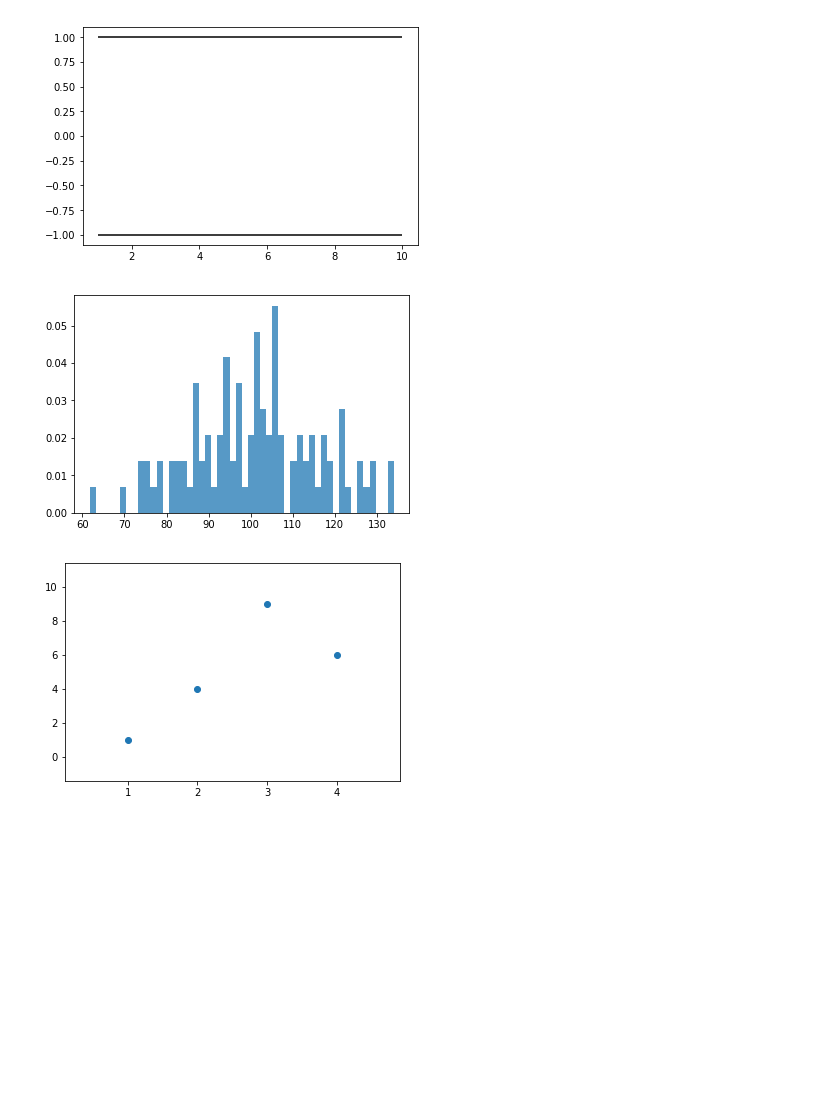
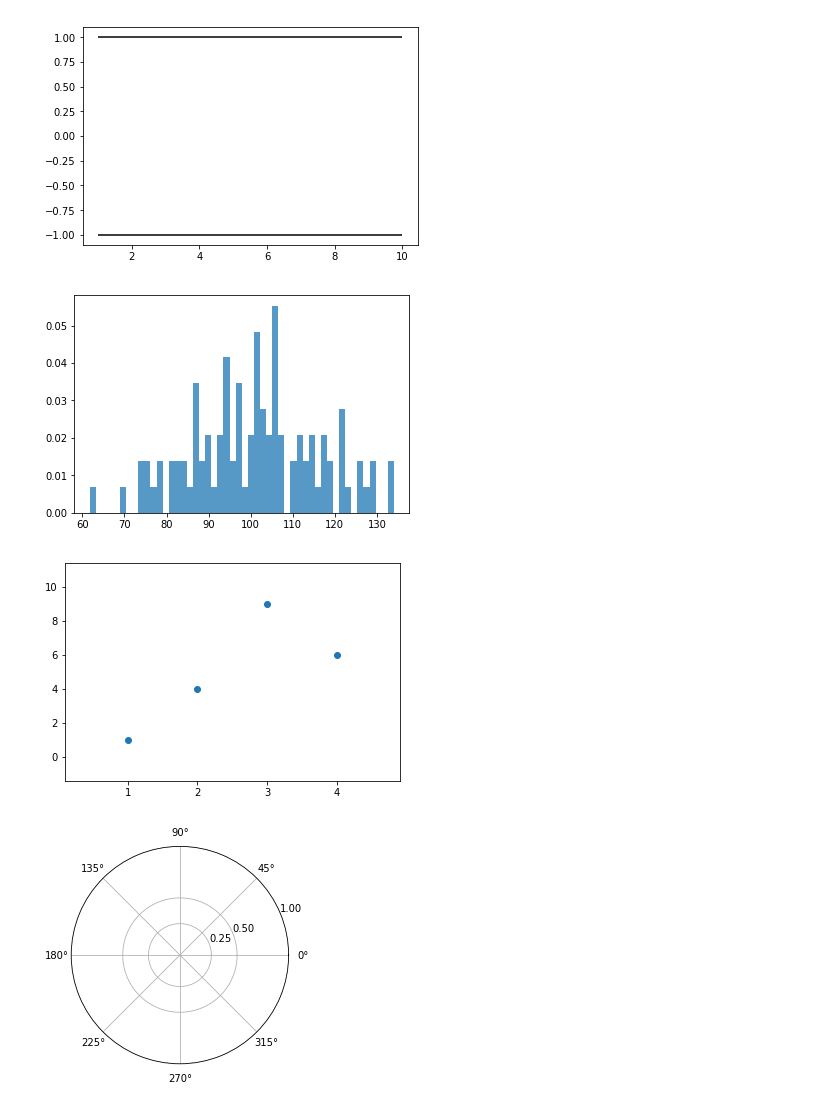
Before and after one commit to soudegesu/pyplot-test, a Jupyter notebook: samples/layout.ipynb, the cells around one changed output. Saved outputs shown, nothing was run; the diff lists cells and outputs as text; code cells hidden in the pictures; blank space fills up the shorter version.

```diff
--- a/samples/layout.ipynb
+++ b/samples/layout.ipynb
@@ -243,3 +243,12 @@ plt.margins(0.3)
 plt.show()
 # %% [output]
 [figure]
+# %%
+from matplotlib import pyplot as plt
+import numpy as np
+
+plt.polar()
+plt.rgrids((0.25, 0.5, 1.0))
+plt.show()
+# %% [output]
+[figure, added]
```
Also changed, not shown: 2 other files.
